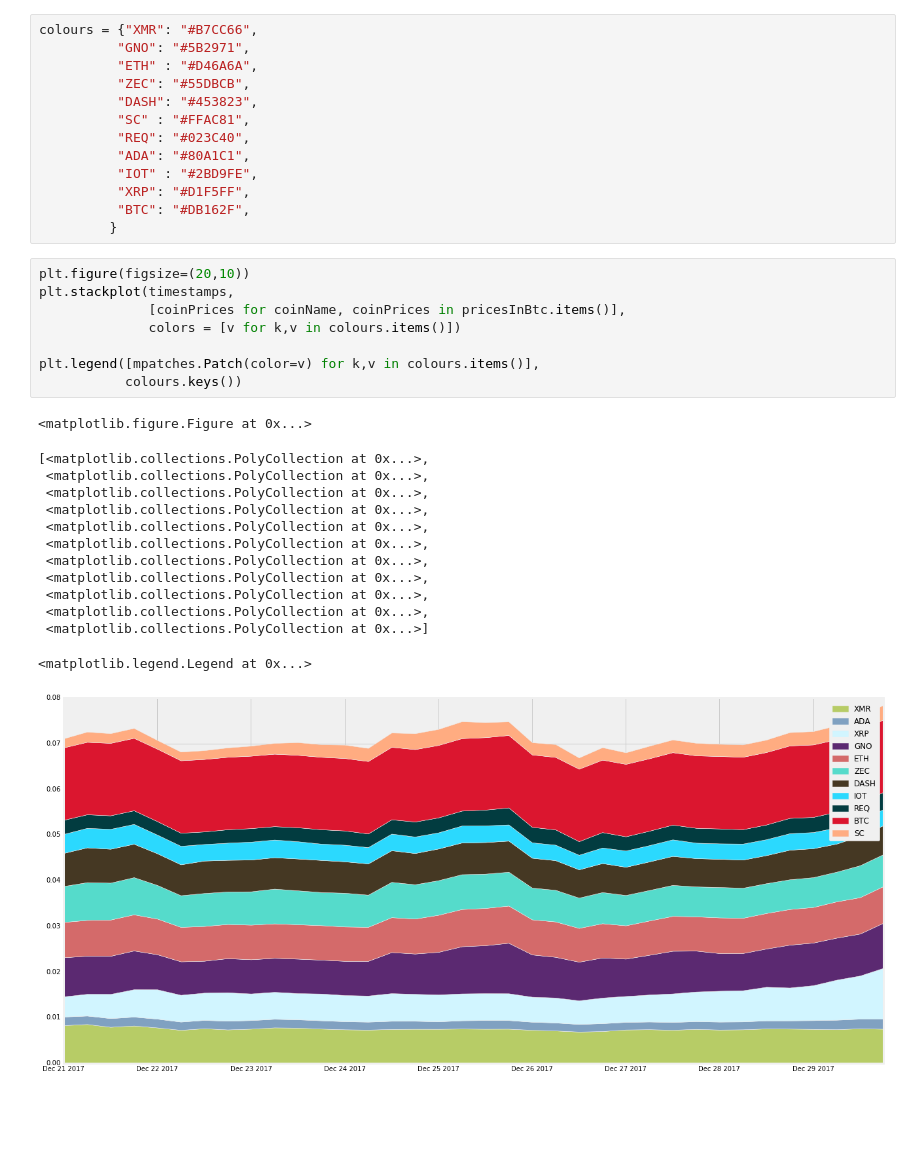
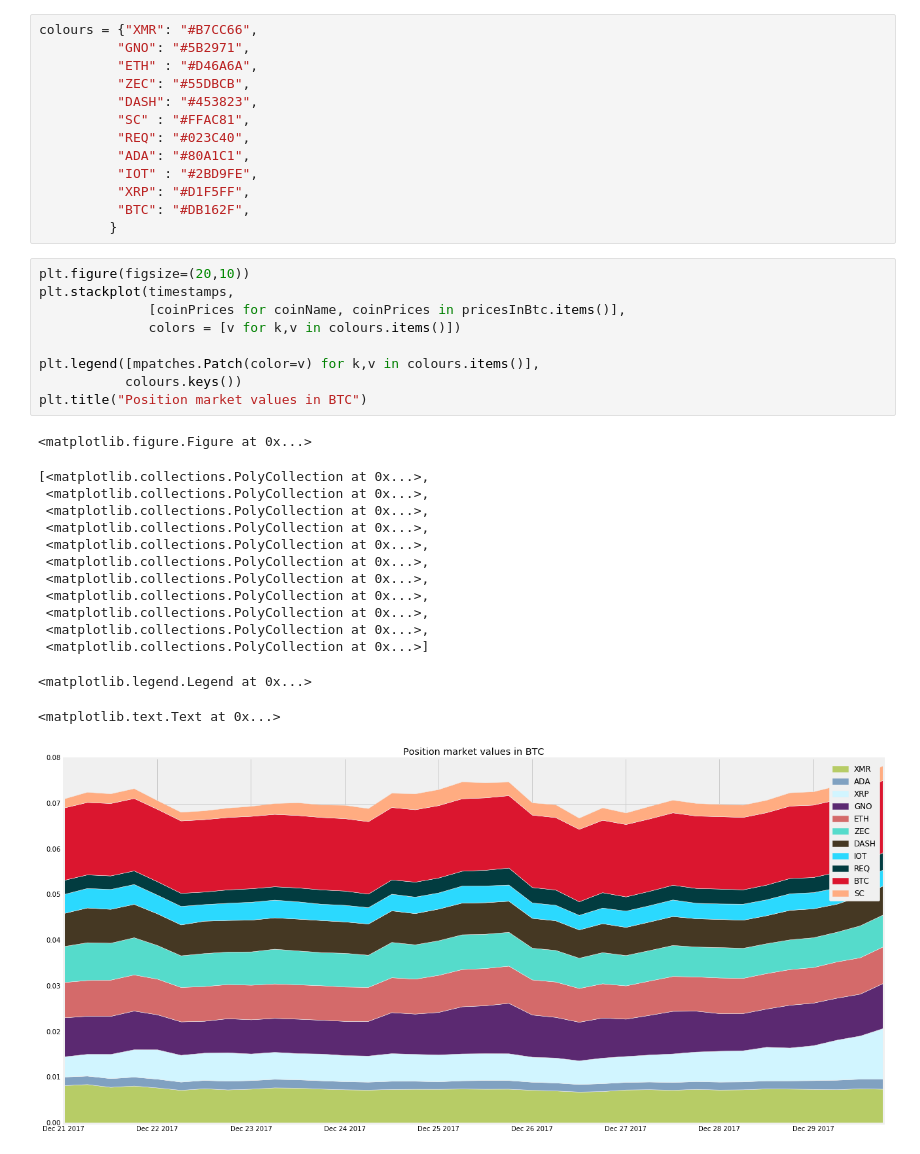
Before and after one commit to erikseulean/cryptoscraping, a Jupyter notebook: Position Analysis Intraday Data.ipynb, the cells around one changed output. Cells and saved outputs as stored; diff of their text form; blank space fills up the shorter version.

```diff
--- a/Position Analysis Intraday Data.ipynb
+++ b/Position Analysis Intraday Data.ipynb
@@ -373,26 +373,28 @@ colours = {"XMR": "#B7CC66",
 # %%
 plt.figure(figsize=(20,10))
 plt.stackplot(timestamps,
               [coinPrices for coinName, coinPrices in pricesInBtc.items()],
               colors = [v for k,v in colours.items()])
 
 plt.legend([mpatches.Patch(color=v) for k,v in colours.items()],
            colours.keys())
+plt.title("Position market values in BTC")
 # %% [output]
 <matplotlib.figure.Figure at 0x...>
 [<matplotlib.collections.PolyCollection at 0x...>,
  <matplotlib.collections.PolyCollection at 0x...>,
  <matplotlib.collections.PolyCollection at 0x...>,
  <matplotlib.collections.PolyCollection at 0x...>,
  <matplotlib.collections.PolyCollection at 0x...>,
  <matplotlib.collections.PolyCollection at 0x...>,
  <matplotlib.collections.PolyCollection at 0x...>,
  <matplotlib.collections.PolyCollection at 0x...>,
  <matplotlib.collections.PolyCollection at 0x...>,
  <matplotlib.collections.PolyCollection at 0x...>,
  <matplotlib.collections.PolyCollection at 0x...>]
 <matplotlib.legend.Legend at 0x...>
+<matplotlib.text.Text at 0x...>
-[figure, old version]
+[figure, new version]
 # %%
 plt.figure(figsize=(20,10))
 plt.stackplot(timestamps,
```
Also changed, not shown: parts of 3 cells of this notebook.
